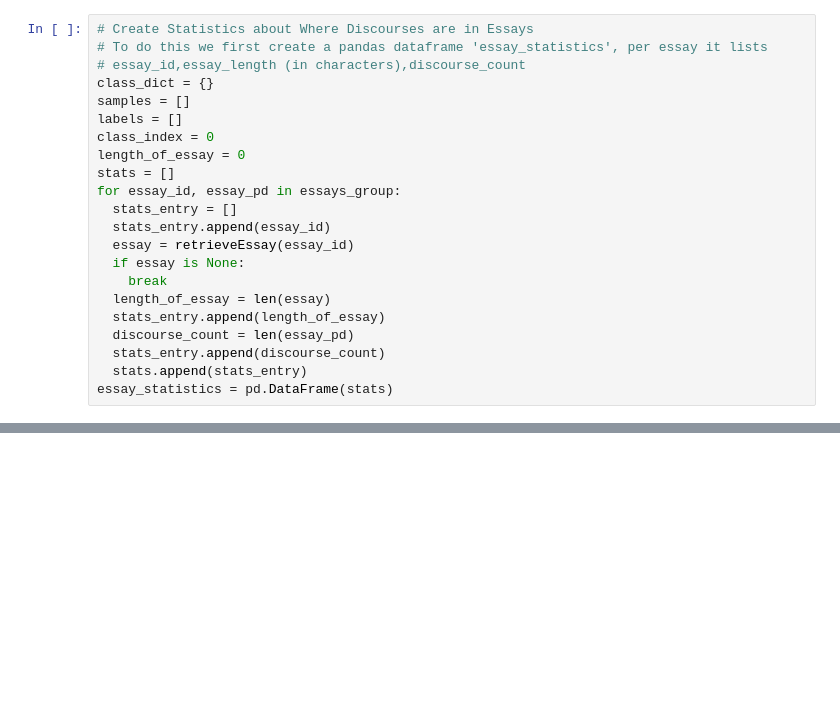
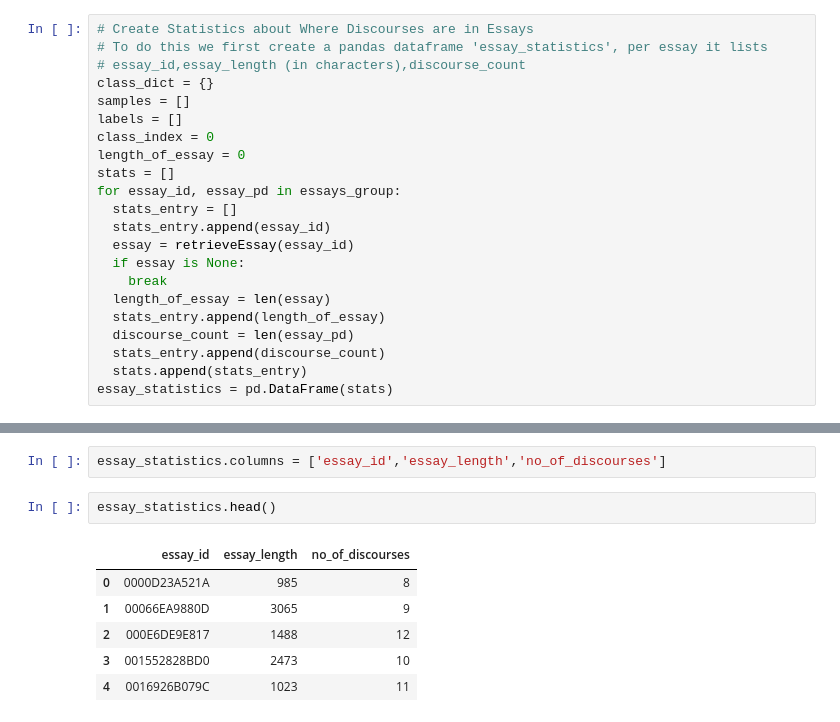
Before and after one commit to evanwilliamsconsulting/Kaggle_Feedback_Prize, a Jupyter notebook: kaggle-feedback-prize-evan-jan-williams-v2.ipynb, the cells around one changed output, grey strips where cells are left out. Cells and saved outputs as stored; diff of their text form; blank space fills up the shorter version.

```diff
--- a/kaggle-feedback-prize-evan-jan-williams-v2.ipynb
+++ b/kaggle-feedback-prize-evan-jan-williams-v2.ipynb
@@ -496,0 +518,11 @@ essay_statistics.head()
+# %%
+essay_statistics.columns = ['essay_id','essay_length','no_of_discourses']
+# %%
+essay_statistics.head()
+# %% [output]
+|  | essay_id | essay_length | no_of_discourses |
+| 0 | 0000D23A521A | 985 | 8 |
+| 1 | 00066EA9880D | 3065 | 9 |
+| 2 | 000E6DE9E817 | 1488 | 12 |
+| 3 | 001552828BD0 | 2473 | 10 |
+| 4 | 0016926B079C | 1023 | 11 |
```
Also changed, not shown: parts of 39 cells of this notebook.
